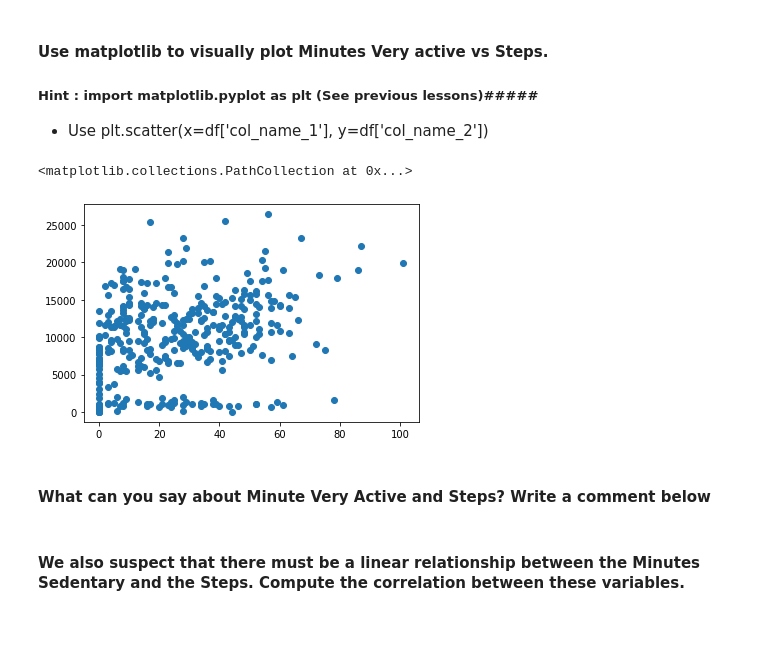
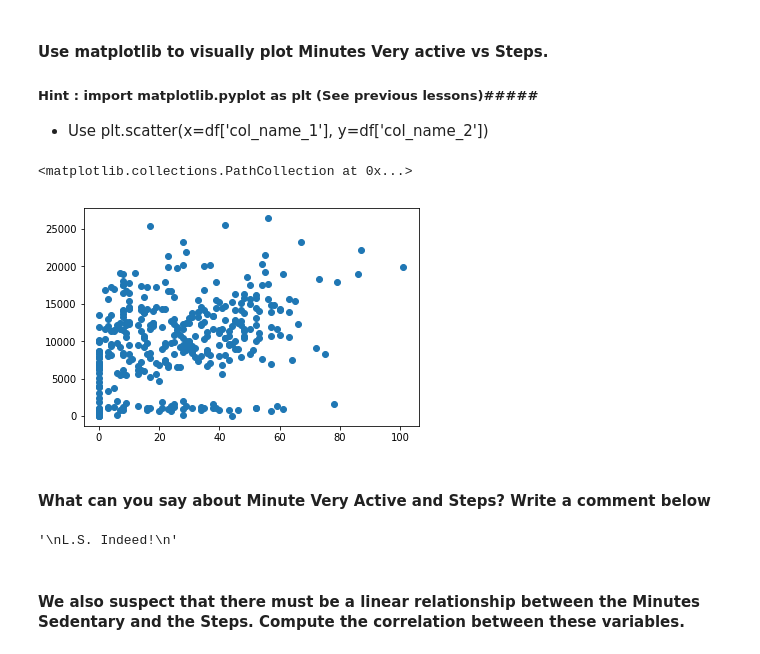
Before and after one commit to RuslanGusiev/lab-pivot-table-and-correlation, a Jupyter notebook: your_code/main.ipynb, the cells around one changed output. Drawn from its saved outputs; the diff is of its cells as text; code cells hidden in the pictures; blank space fills up the shorter version.

```diff
--- a/your_code/main.ipynb
+++ b/your_code/main.ipynb
@@ -219,18 +243,28 @@ fitbit[["Minutes Fairly Active", "Steps"]].corr()
 - Use plt.scatter(x=df['col_name_1'], y=df['col_name_2'])
 # %%
 # your answer here
+'''
+L.S. Very good!
+'''
+
 import matplotlib.pyplot as plt
 %matplotlib inline
 
 plt.scatter(x=fitbit['Minutes Fairly Active'], y=fitbit['Steps'])
 # %% [output]
 <matplotlib.collections.PathCollection at 0x...>
-[figure, old version]
+[figure, new version]
 # %% [markdown]
 #### What can you say about Minute Very Active and Steps? Write a comment below
 # %%
-# your comment here
+# your comment here\
+'''
+L.S. Indeed!
+'''
+
 # range of values on plot is very big and correlation closer to zeroю It means these variables are independent
+# %% [output]
+'\nL.S. Indeed!\n'
 # %% [markdown]
 #### We also suspect that there must be a linear relationship between the Minutes Sedentary and the Steps. Compute the correlation between these variables.
 # %%
```
Also changed, not shown: parts of 11 cells of this notebook.
